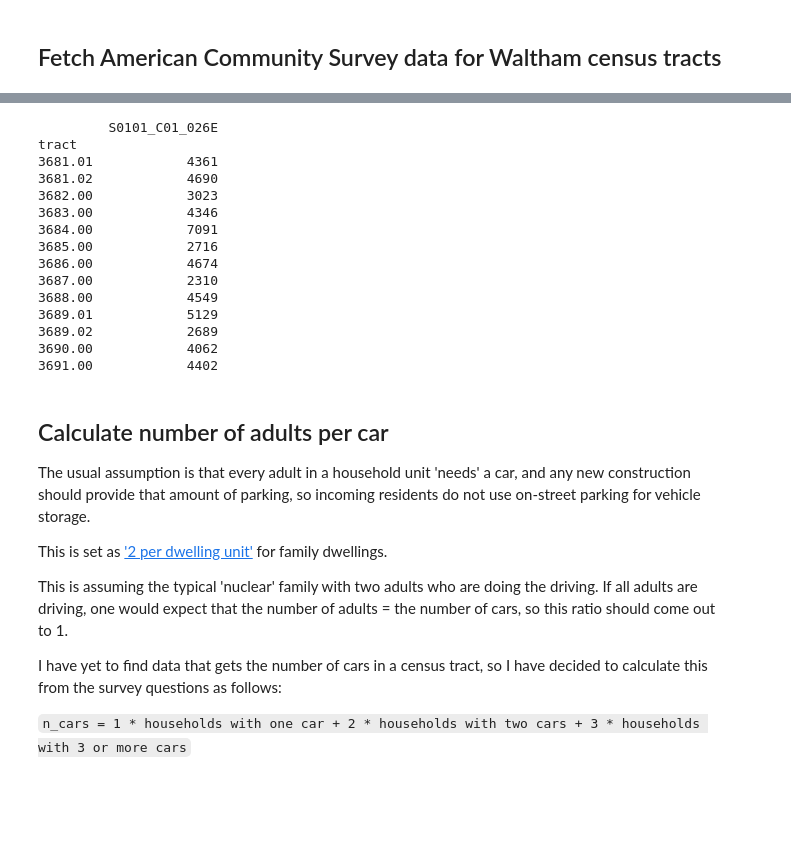
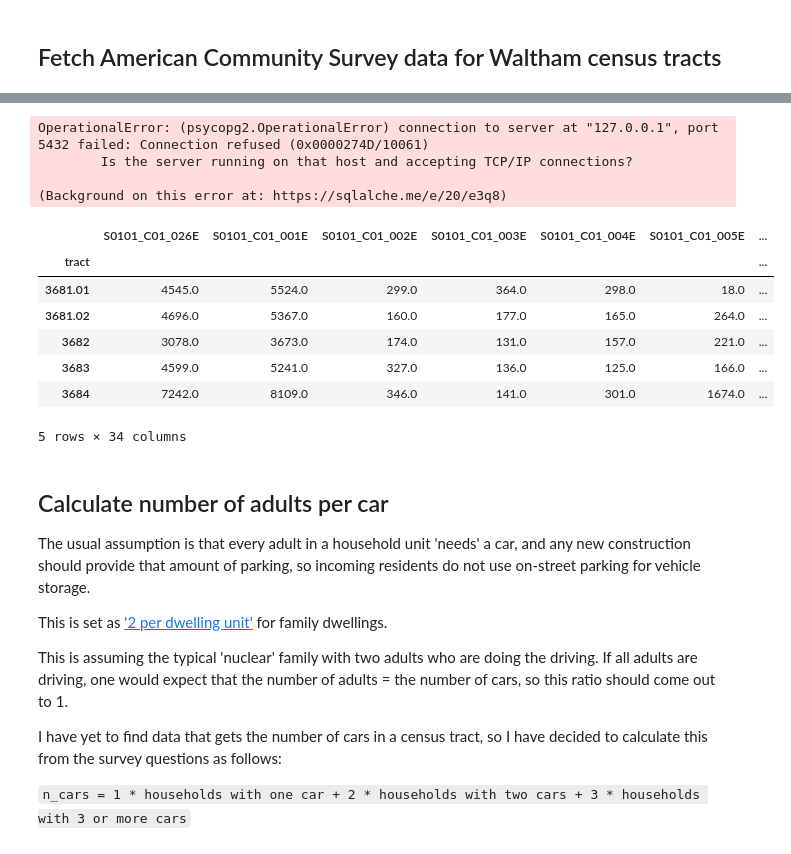
Before and after one commit to tjrileywisc/waltham_gis, a Jupyter notebook: investigations/parking_mandate/notebook.ipynb, the cells around one changed output, grey strips where cells are left out. Saved outputs shown, nothing was run; the diff lists cells and outputs as text; code cells hidden in the pictures; blank space fills up the shorter version.

```diff
--- a/investigations/parking_mandate/notebook.ipynb
+++ b/investigations/parking_mandate/notebook.ipynb
@@ -12,2 +7,10 @@ fs = DVCFileSystem("https://github.com/tjrileywisc/waltham_etl")
+# %%
+import pandas as pd
+import geopandas as gpd
+
+# data fetching
+from data.connect_db import get_db
+
+con = get_db()
 # %% [markdown]
 ## Fetch American Community Survey data for Waltham census tracts
@@ -42,26 +17,38 @@ tract
-# %%
-with fs.open("data/census/subject_census_df.csv") as f:
-    subject_df = pd.read_csv(f, index_col=0, dtype={"S0101_C01_026E": int})
-
-    subject_df.index.name = "tract"
-
-    print(subject_df)
-# %% [output]
-         S0101_C01_026E
-tract
-3681.01            4361
-3681.02            4690
-3682.00            3023
-3683.00            4346
-3684.00            7091
-3685.00            2716
-3686.00            4674
-3687.00            2310
-3688.00            4549
-3689.01            5129
-3689.02            2689
-3690.00            4062
-3691.00            4402
+# %%
+to_keep = ["DP04_0057E", "DP04_0058E", "DP04_0059E", "DP04_0060E", "DP04_0061E"]
+
+query = f"""
+select
+    *
+from
+    data_profiles_census
+"""
+
+data_profiles_df = pd.read_sql(query, con, index_col='tract', columns=["tract"] + to_keep)
+
+data_profiles_df.index.name = "tract"
+
+data_profiles_df.head()
+# %% [output]
+OperationalError: (psycopg2.OperationalError) connection to server at "127.0.0.1", port 5432 failed: Connection refused (0x0000274D/10061)
+        Is the server running on that host and accepting TCP/IP connections?
+
+(Background on this error at: https://sqlalche.me/e/20/e3q8)
+# %%
+subject_df = pd.read_sql("select * from subject_census", con, index_col='tract')
+
+subject_df.index.name = "tract"
+
+subject_df.head()
+# %% [output]
+|  | S0101_C01_026E | S0101_C01_001E | S0101_C01_002E | S0101_C01_003E | S0101_C01_004E | S0101_C01_005E | ... |
+| tract |  |  |  |  |  |  | ... |
+| 3681.01 | 4545.0 | 5524.0 | 299.0 | 364.0 | 298.0 | 18.0 | ... |
+| 3681.02 | 4696.0 | 5367.0 | 160.0 | 177.0 | 165.0 | 264.0 | ... |
+| 3682 | 3078.0 | 3673.0 | 174.0 | 131.0 | 157.0 | 221.0 | ... |
+| 3683 | 4599.0 | 5241.0 | 327.0 | 136.0 | 125.0 | 166.0 | ... |
+| 3684 | 7242.0 | 8109.0 | 346.0 | 141.0 | 301.0 | 1674.0 | ... |
+5 rows × 34 columns
 # %% [markdown]
 ## Calculate number of adults per car
 
```
Also changed, not shown: parts of 3 cells of this notebook, 1 other file.
